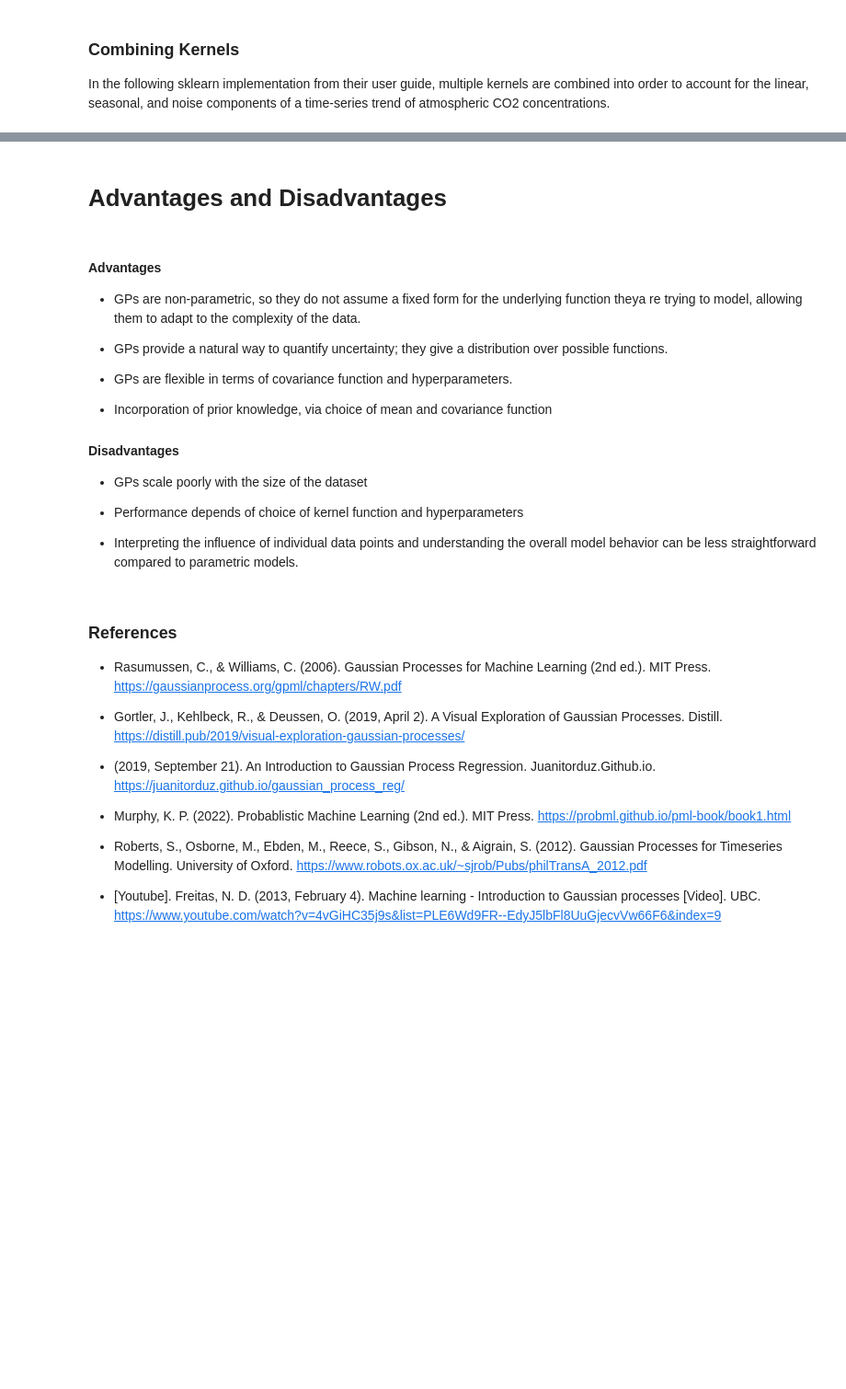
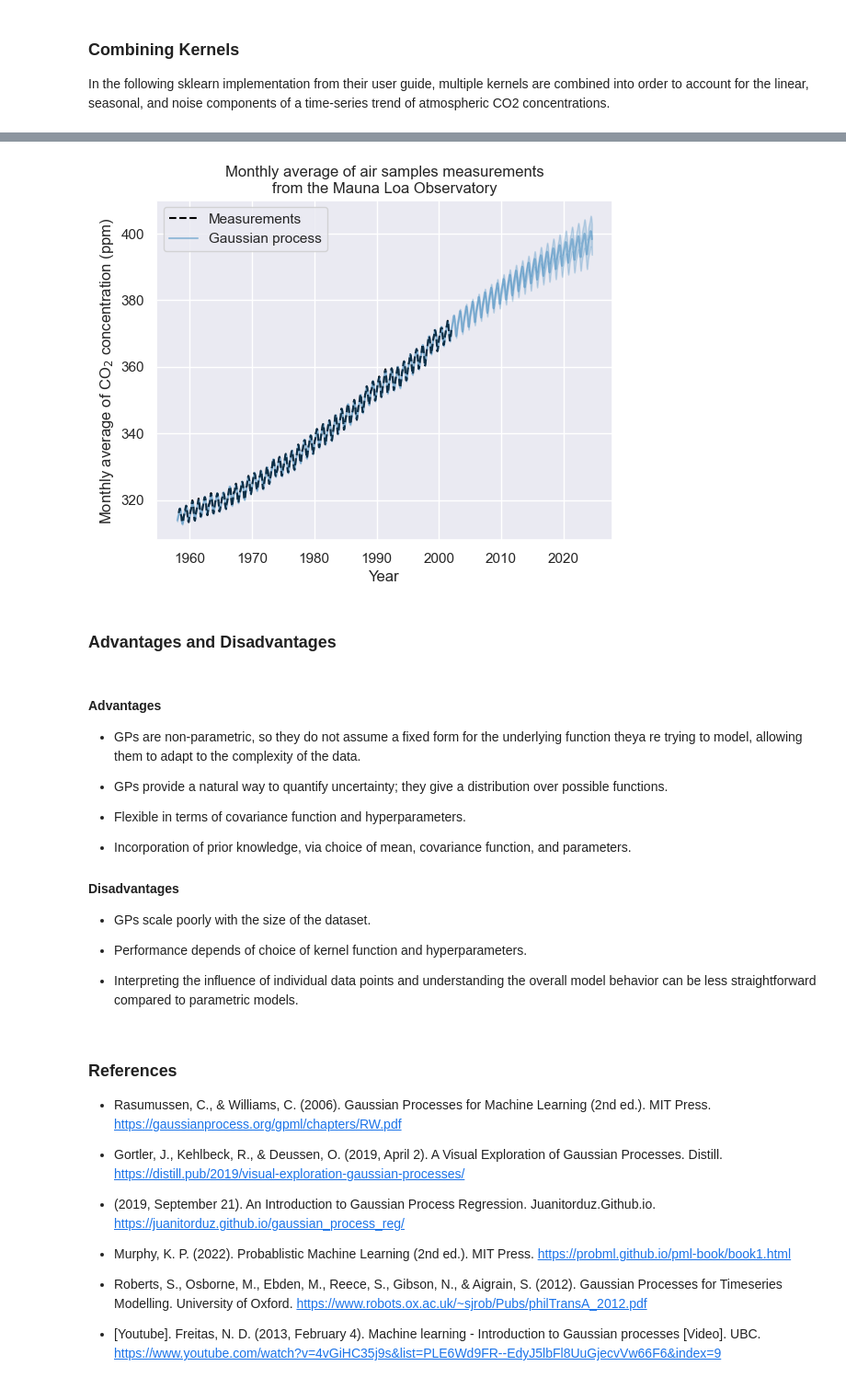
Before and after one commit to pw598/Articles, a Jupyter notebook: Probability III - Gaussian Processes.ipynb, the cells around one changed output, grey strips where cells are left out. Shown at 92% size. Drawn from its saved outputs; the diff is of its cells as text; code cells hidden in the pictures; blank space fills up the shorter version.

```diff
--- a/Probability III - Gaussian Processes.ipynb
+++ b/Probability III - Gaussian Processes.ipynb
@@ -384,0 +447,11 @@ In the following sklearn implementation from their user guide, multiple kernels
+# %%
+# Fit Model to Data
+
+X = co2_data.select(
+    pl.col("date").dt.year() + pl.col("date").dt.month() / 12
+).to_numpy()
+y = co2_data["co2"].to_numpy()
+
+y_mean = y.mean()
+gp = GaussianProcessRegressor(kernel=co2_kernel, normalize_y=False)
+gp = gp.fit(X, y - y_mean)
@@ -385,5 +464,31 @@ In the following sklearn implementation from their user guide, multiple kernels
+# %%
+# Plot Predictions
+
+today = datetime.datetime.now()
+current_month = today.year + today.month / 12
+X_test = np.linspace(start=1958, stop=current_month, num=1_000).reshape(-1, 1)
+mean_y_pred, std_y_pred = gp.predict(X_test, return_std=True)
+mean_y_pred += y_mean
+
+plt.plot(X, y, color="black", linestyle="dashed", label="Measurements")
+plt.plot(X_test, mean_y_pred, color="tab:blue", alpha=0.4, label="Gaussian process")
+plt.fill_between(
+    X_test.ravel(),
+    mean_y_pred - std_y_pred,
+    mean_y_pred + std_y_pred,
+    color="tab:blue",
+    alpha=0.2,
+)
+plt.legend()
+plt.xlabel("Year")
+plt.ylabel("Monthly average of CO$_2$ concentration (ppm)")
+_ = plt.title(
+    "Monthly average of air samples measurements\nfrom the Mauna Loa Observatory"
+)
+# %% [output]
+[figure, added]
 # %% [markdown]
-# Advantages and Disadvantages
+### Advantages and Disadvantages
 # %% [markdown]
 <h4>Advantages</h4>
 
@@ -391,14 +496,14 @@ In the following sklearn implementation from their user guide, multiple kernels
 
 - GPs provide a natural way to quantify uncertainty; they give a distribution over possible functions.
 
-- GPs are flexible in terms of covariance function and hyperparameters.
+- Flexible in terms of covariance function and hyperparameters.
 
-- Incorporation of prior knowledge, via choice of mean and covariance function
+- Incorporation of prior knowledge, via choice of mean, covariance function, and parameters.
 
 <h4>Disadvantages</h4>
 
-- GPs scale poorly with the size of the dataset
+- GPs scale poorly with the size of the dataset.
 
-- Performance depends of choice of kernel function and hyperparameters
+- Performance depends of choice of kernel function and hyperparameters.
 
 - Interpreting the influence of individual data points and understanding the overall model behavior can be less straightforward compared to parametric models.
```
Also changed, not shown: parts of 12 cells of this notebook.
